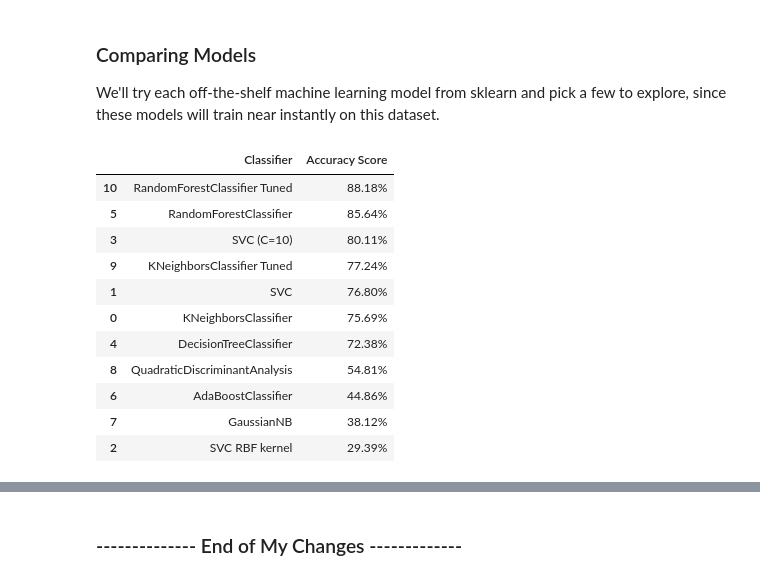
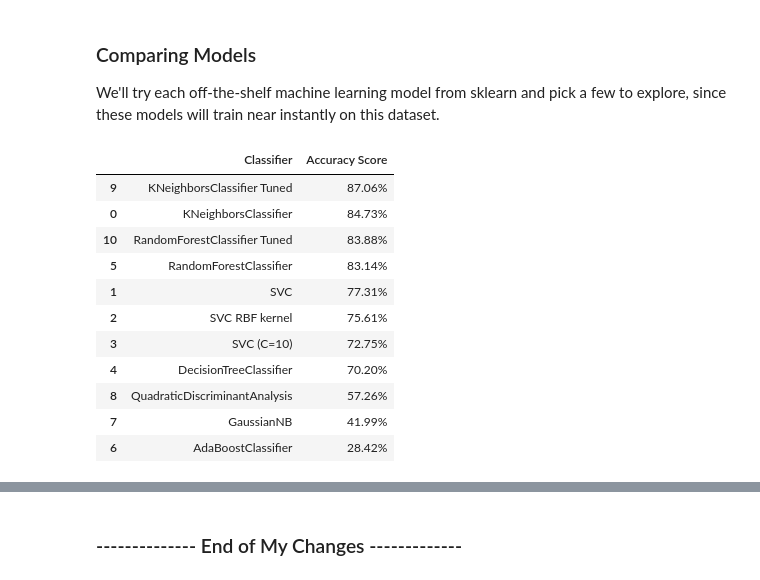
Before and after one commit to hliaqat/Week3-Machine_Learning, a Jupyter notebook: Week_3_MachineLearning.ipynb, the cells around one changed output, grey strips where cells are left out. Drawn from its saved outputs; the diff is of its cells as text; code cells hidden in the pictures.

```diff
--- a/Week_3_MachineLearning.ipynb
+++ b/Week_3_MachineLearning.ipynb
@@ -71,8 +71,8 @@ Compute the feature matrix and read the emotion labels for the entire dataset.
 Note that our regressor (independent/explanatory variable), usually denoted X, is named 'features', and our regressand (dependent variable), usually denoted y, is named 'emotions'.
 # %%
 # I stored emotions and features (before scaling) to npy arrays
-features = np.load('features/features_balanced_padded.npy', allow_pickle=True)
-emotions = np.load('features/emotions_balanced_padded.npy', allow_pickle=True)
+features = np.load('features/features_unbalanced_unpadded.npy', allow_pickle=True)
+emotions = np.load('features/emotions_unbalanced_unpadded.npy', allow_pickle=True)
 # %% [markdown]
 Let's see what the features we extracted look like, **also for saving both the features matrix as well as emotions array, we need to convert them to pandas dataframe.**
 # %%
@@ -137,4 +137,4 @@ def remove_calm(features_, emotions_):
     features_ = features_.drop(todrop,axis='index')
     return features_, emotions_
 # %%
-features, emotions = remove_calm(features, emotions)
+# features, emotions = remove_calm(features, emotions)
@@ -344,43 +341,46 @@ classification_models = [
     QuadraticDiscriminantAnalysis(),
     KNeighborsClassifier(
     n_neighbors = 5,
     weights = 'distance',
     algorithm = 'brute',
     n_jobs=4
     ),
     RandomForestClassifier(
     n_estimators = 500,
     criterion ='entropy',
     warm_start = True,
     max_features = 'sqrt',
     oob_score = True, # more on this below
     random_state=69
 )
 ]
 
+y_preds = []
 scores = []
 for model in classification_models:
-    model.fit(X_train, y_train)
-    score = model.score(X_test, y_test)
+    model.fit(X_train_minmax, y_train)
+    score = model.score(X_test_minmax, y_test)
+    y_pred = model.predict(X_test_minmax)
     model_name = type(model).__name__
     if model_name=='SVC' and model.kernel=='rbf' and model.C==10: model_name+=' (C=10)'
     if model_name=='SVC' and model.kernel=='rbf': model_name+=' RBF kernel'
     if model_name=='KNeighborsClassifier' and model.algorithm=='brute': model_name+=' Tuned'
     if model_name=='RandomForestClassifier' and model.criterion=='entropy': model_name+=' Tuned'
     scores.append((model_name,(f'{100*score:.2f}%')))
+    y_preds.append(y_pred)
 # Make it pretty
 scores_df = pd.DataFrame(scores,columns=['Classifier','Accuracy Score'])
 scores_df.sort_values(by='Accuracy Score',axis=0,ascending=False)
 # %% [output]
 |  | Classifier | Accuracy Score |
-| 10 | RandomForestClassifier Tuned | 88.18% |
-| 5 | RandomForestClassifier | 85.64% |
-| 3 | SVC (C=10) | 80.11% |
-| 9 | KNeighborsClassifier Tuned | 77.24% |
-| 1 | SVC | 76.80% |
-| 0 | KNeighborsClassifier | 75.69% |
-| 4 | DecisionTreeClassifier | 72.38% |
-| 8 | QuadraticDiscriminantAnalysis | 54.81% |
-| 6 | AdaBoostClassifier | 44.86% |
-| 7 | GaussianNB | 38.12% |
-| 2 | SVC RBF kernel | 29.39% |
+| 9 | KNeighborsClassifier Tuned | 87.06% |
+| 0 | KNeighborsClassifier | 84.73% |
+| 10 | RandomForestClassifier Tuned | 83.88% |
+| 5 | RandomForestClassifier | 83.14% |
+| 1 | SVC | 77.31% |
+| 2 | SVC RBF kernel | 75.61% |
+| 3 | SVC (C=10) | 72.75% |
+| 4 | DecisionTreeClassifier | 70.20% |
+| 8 | QuadraticDiscriminantAnalysis | 57.26% |
+| 7 | GaussianNB | 41.99% |
+| 6 | AdaBoostClassifier | 28.42% |
```
Also changed, not shown: parts of 11 cells of this notebook.
